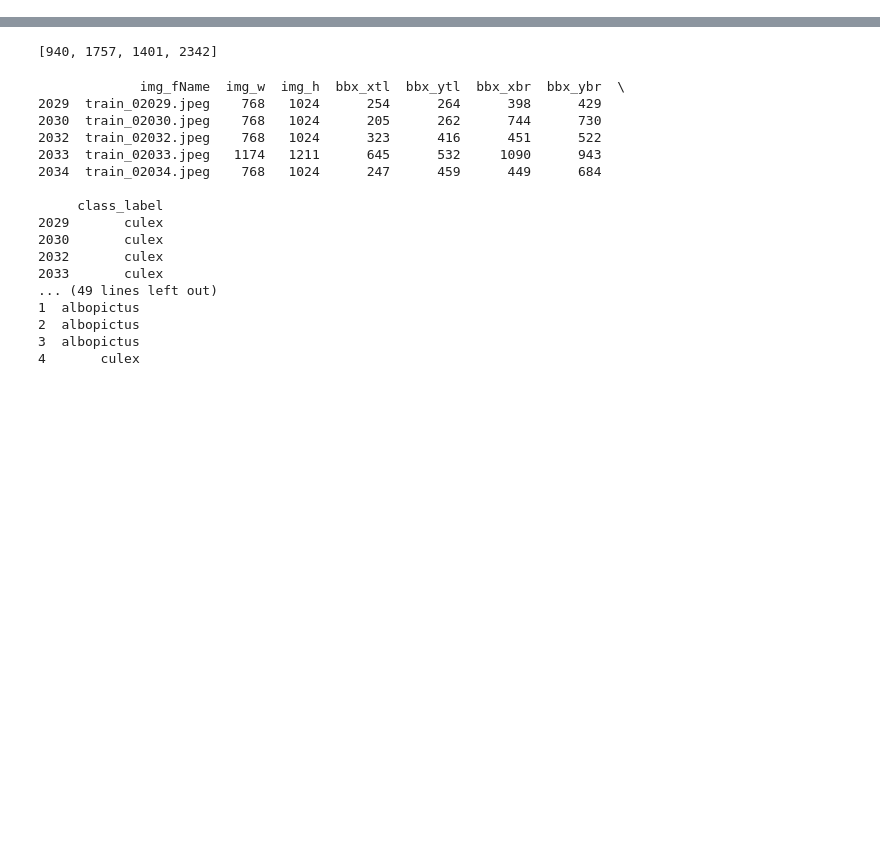
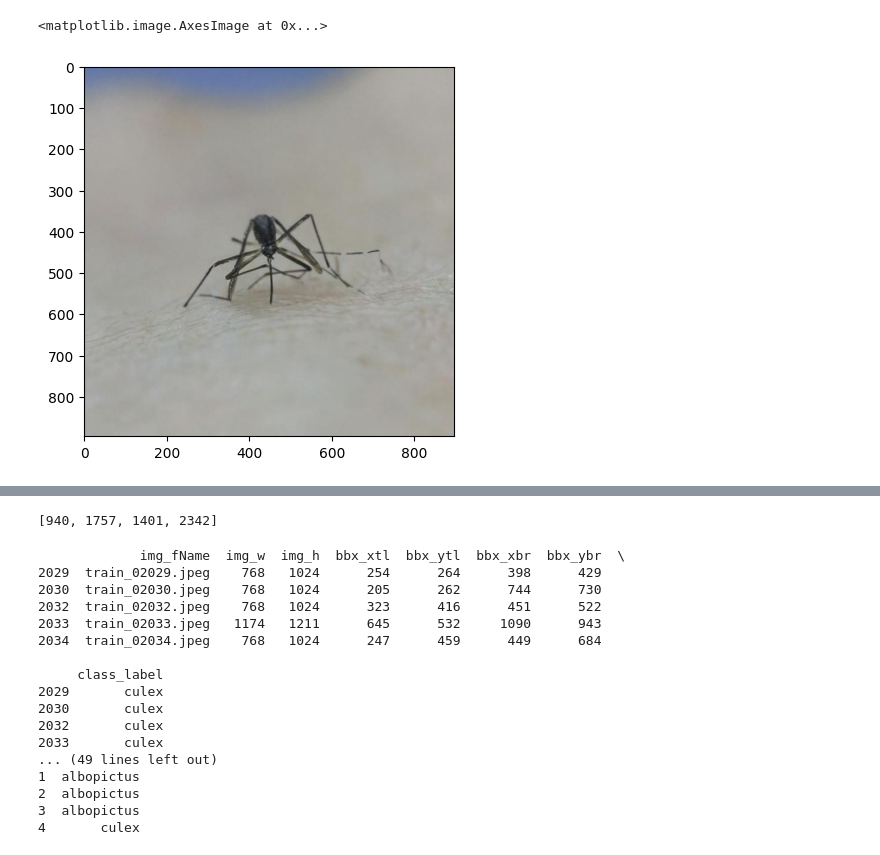
Before and after one commit to HCA97/Mosquito-Classifiction, a Jupyter notebook: test_annotations.ipynb, the cells around one changed output, grey strips where cells are left out. Drawn from its saved outputs; the diff is of its cells as text; code cells hidden in the pictures; blank space fills up the shorter version.

```diff
--- a/test_annotations.ipynb
+++ b/test_annotations.ipynb
@@ -0,0 +199,9 @@
+# %%
+import matplotlib.pyplot as plt
+
+%matplotlib inline
+
+plt.imshow(image)
+# %% [output]
+<matplotlib.image.AxesImage at 0x...>
+[figure, added]
```
Also changed, not shown: parts of 27 cells of this notebook, 11 other files.
